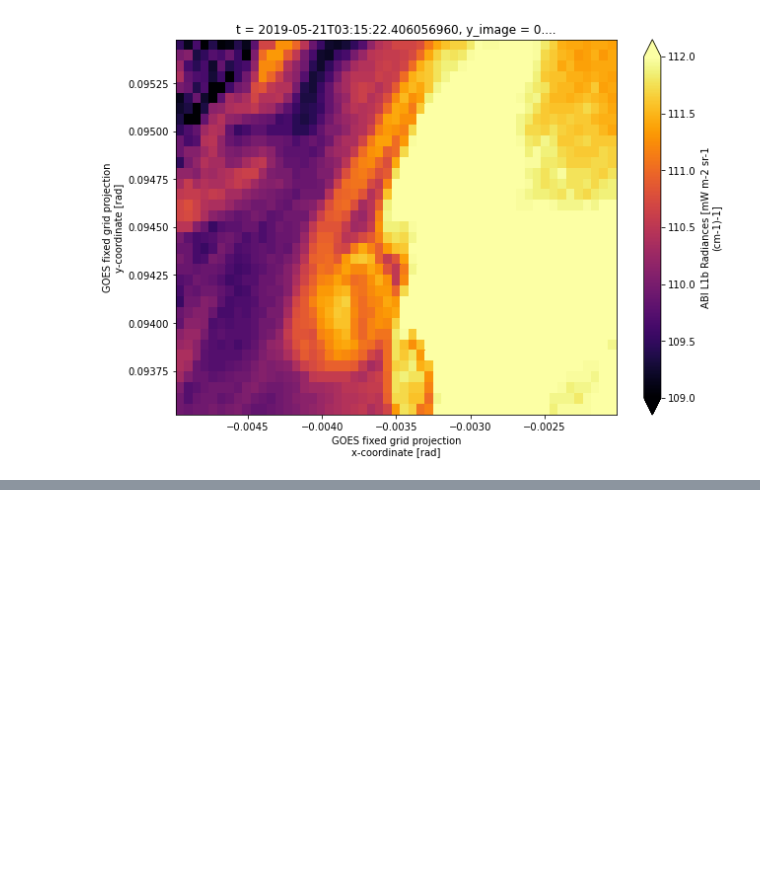
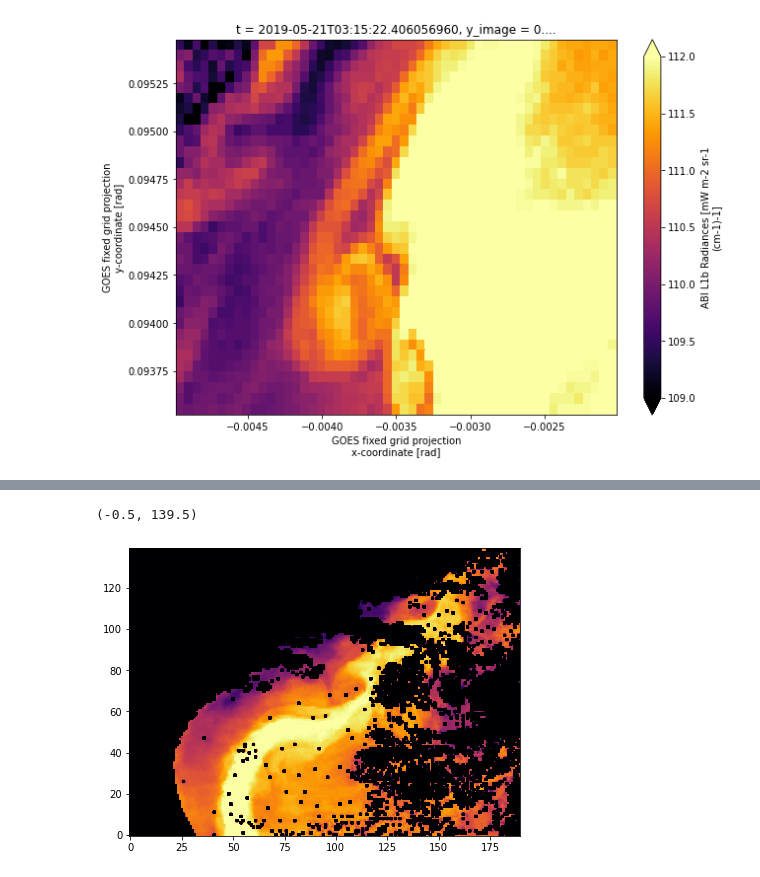
Before and after one commit to patrickcgray/sat_ocean_color, a Jupyter notebook: GOES_exploration.ipynb, the cells around one changed output, grey strips where cells are left out. Cells and saved outputs as stored; diff of their text form; code cells hidden in the pictures; blank space fills up the shorter version.

```diff
--- a/GOES_exploration.ipynb
+++ b/GOES_exploration.ipynb
@@ -77,0 +137,2 @@ ds_sst.Rad.sel(y=slice(.0955,.0935),x=slice(-.005,-0.002)).plot(vmax=112,vmin=10
+# %%
+img = np.copy((ds_gs.sea_surface_temperature[0].values* 100).astype(np.int16))
@@ -77,0 +177,6 @@ ds_sst.Rad.sel(y=slice(.0955,.0935),x=slice(-.005,-0.002)).plot(vmax=112,vmin=10
+# %%
+h = 10
+h_minima = extrema.h_minima(img, h)
+label_h_minima = label(h_minima)
+overlay_h = color.label2rgb(label_h_minima, img, alpha=0.7, bg_label=0,
+                            bg_color=None, colors=[(1, 0, 0)])
@@ -77,0 +193,2 @@ ds_sst.Rad.sel(y=slice(.0955,.0935),x=slice(-.005,-0.002)).plot(vmax=112,vmin=10
+# %%
+subset_minima = np.copy(h_minima)
@@ -77,0 +211,13 @@ ds_sst.Rad.sel(y=slice(.0955,.0935),x=slice(-.005,-0.002)).plot(vmax=112,vmin=10
+# %%
+subset_minima[ds_gs.sea_surface_temperature[0].values > 299] = False
+subset_minima[ds_gs.sea_surface_temperature[0].values < 295] = False
+# %%
+fig, ax = plt.subplots(figsize=(7, 7))
+
+sst_array = np.copy(ds_gs.sea_surface_temperature[0].values)
+sst_array[subset_minima == True] = -1
+ax.imshow(sst_array, clim=(294,300), cmap='inferno')
+ax.set_ylim(ax.get_ylim()[::-1])
+# %% [output]
+(-0.5, 139.5)
+[figure, added]
```
Also changed, not shown: parts of 16 cells of this notebook, 1 other file.
